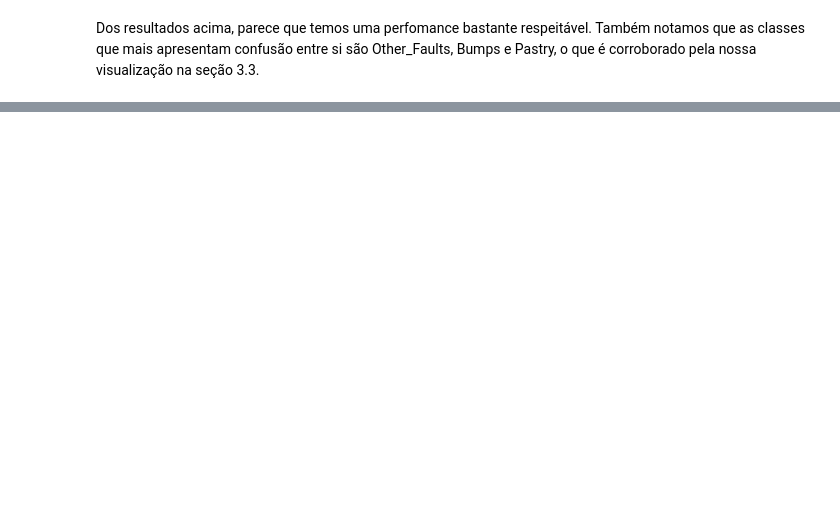
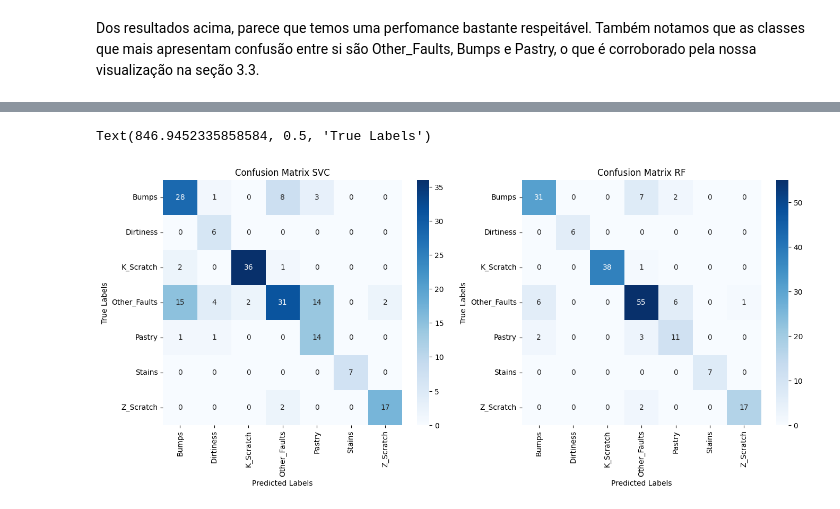
Before and after one commit to andrey-lolobrigida/Steel-Plates-Faults, a Jupyter notebook: main_notebook.ipynb, the cells around one changed output, grey strips where cells are left out. Cells and saved outputs as stored; diff of their text form; code cells hidden in the pictures; blank space fills up the shorter version.

```diff
--- a/main_notebook.ipynb
+++ b/main_notebook.ipynb
@@ -1045,0 +1176,3 @@ Dos resultados acima, parece que temos uma perfomance bastante respeitável. Tam
+# %%
+svc_labels = svc_model.predict(X)
+rf_labels = rf_model.predict(X)
@@ -1045,0 +1203,25 @@ Dos resultados acima, parece que temos uma perfomance bastante respeitável. Tam
+# %%
+svc_class_names = np.unique(np.concatenate((svc_labels, y)))
+cm_svc = confusion_matrix(y, svc_labels, labels=svc_class_names)
+
+rf_class_names = np.unique(np.concatenate((rf_labels, y)))
+cm_rf = confusion_matrix(y, rf_labels, labels=rf_class_names)
+# %%
+fig, (ax0, ax1) = plt.subplots(1, 2, figsize=(16, 6))
+
+# Plot the first confusion matrix
+sns.heatmap(cm_svc, annot=True, fmt='d', cmap='Blues',
+            xticklabels=svc_class_names, yticklabels=svc_class_names, ax=ax0)
+ax0.set_title('Confusion Matrix SVC')
+ax0.set_xlabel('Predicted Labels')
+ax0.set_ylabel('True Labels')
+
+# Plot the second confusion matrix
+sns.heatmap(cm_rf, annot=True, fmt='d', cmap='Blues',
+            xticklabels=rf_class_names, yticklabels=rf_class_names, ax=ax1)
+ax1.set_title('Confusion Matrix RF')
+ax1.set_xlabel('Predicted Labels')
+ax1.set_ylabel('True Labels')
+# %% [output]
+Text(846.9452335858584, 0.5, 'True Labels')
+[figure, added]
```
Also changed, not shown: parts of 26 cells of this notebook.
